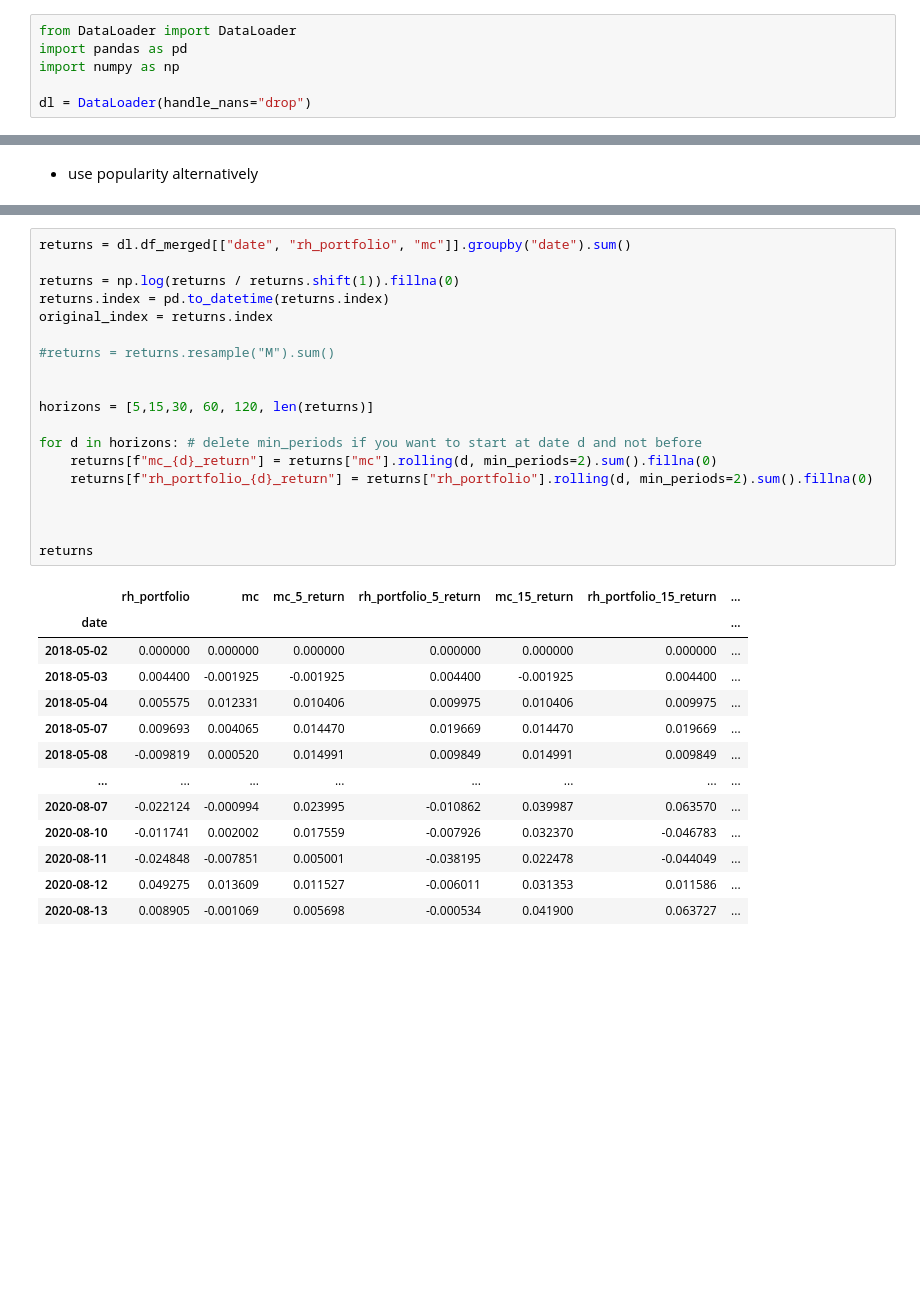
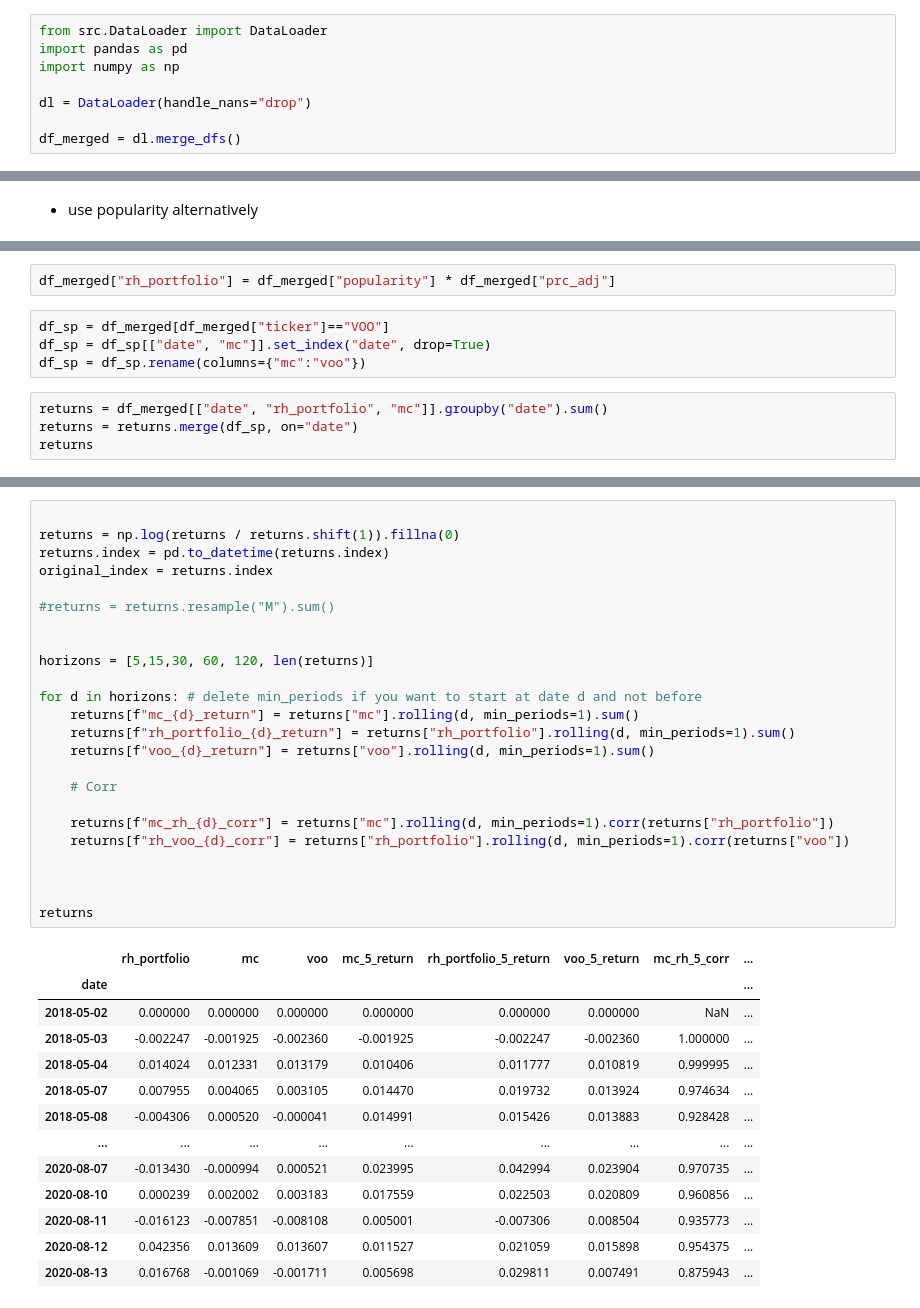
Before and after one commit to FedericoCortesi/Robinhood_data, a Jupyter notebook: test.ipynb, the cells around one changed output, grey strips where cells are left out. Saved outputs shown, nothing was run; the diff lists cells and outputs as text; blank space fills up the shorter version.

```diff
--- a/test.ipynb
+++ b/test.ipynb
@@ -659,11 +659,13 @@ plt.show()
 %load_ext autoreload
 %autoreload 2
 # %%
-from DataLoader import DataLoader
+from src.DataLoader import DataLoader
 import pandas as pd
 import numpy as np
 
 dl = DataLoader(handle_nans="drop")
+
+df_merged = dl.merge_dfs()
 # %% [output]
 Loading Robinhood data
 Loading CRSP data
@@ -689,0 +675,10 @@ dl.df_merged
+# %%
+df_merged["rh_portfolio"] = df_merged["popularity"] * df_merged["prc_adj"]
+# %%
+df_sp = df_merged[df_merged["ticker"]=="VOO"]
+df_sp = df_sp[["date", "mc"]].set_index("date", drop=True)
+df_sp = df_sp.rename(columns={"mc":"voo"})
+# %%
+returns = df_merged[["date", "rh_portfolio", "mc"]].groupby("date").sum()
+returns = returns.merge(df_sp, on="date")
+returns
@@ -690,33 +700,38 @@ dl.df_merged
 # %%
-returns = dl.df_merged[["date", "rh_portfolio", "mc"]].groupby("date").sum()
 
 returns = np.log(returns / returns.shift(1)).fillna(0)
 returns.index = pd.to_datetime(returns.index)
 original_index = returns.index
 
 #returns = returns.resample("M").sum()
 
 
 horizons = [5,15,30, 60, 120, len(returns)]
 
 for d in horizons: # delete min_periods if you want to start at date d and not before
-    returns[f"mc_{d}_return"] = returns["mc"].rolling(d, min_periods=2).sum().fillna(0)
-    returns[f"rh_portfolio_{d}_return"] = returns["rh_portfolio"].rolling(d, min_periods=2).sum().fillna(0)
+    returns[f"mc_{d}_return"] = returns["mc"].rolling(d, min_periods=1).sum()
+    returns[f"rh_portfolio_{d}_return"] = returns["rh_portfolio"].rolling(d, min_periods=1).sum()
+    returns[f"voo_{d}_return"] = returns["voo"].rolling(d, min_periods=1).sum()
+
+    # Corr
+
+    returns[f"mc_rh_{d}_corr"] = returns["mc"].rolling(d, min_periods=1).corr(returns["rh_portfolio"])
+    returns[f"rh_voo_{d}_corr"] = returns["rh_portfolio"].rolling(d, min_periods=1).corr(returns["voo"])
 
 
 
 returns
 # %% [output]
-|  | rh_portfolio | mc | mc_5_return | rh_portfolio_5_return | mc_15_return | rh_portfolio_15_return | ... |
-| date |  |  |  |  |  |  | ... |
-| 2018-05-02 | 0.000000 | 0.000000 | 0.000000 | 0.000000 | 0.000000 | 0.000000 | ... |
-| 2018-05-03 | 0.004400 | -0.001925 | -0.001925 | 0.004400 | -0.001925 | 0.004400 | ... |
-| 2018-05-04 | 0.005575 | 0.012331 | 0.010406 | 0.009975 | 0.010406 | 0.009975 | ... |
-| 2018-05-07 | 0.009693 | 0.004065 | 0.014470 | 0.019669 | 0.014470 | 0.019669 | ... |
-| 2018-05-08 | -0.009819 | 0.000520 | 0.014991 | 0.009849 | 0.014991 | 0.009849 | ... |
-| ... | ... | ... | ... | ... | ... | ... | ... |
-| 2020-08-07 | -0.022124 | -0.000994 | 0.023995 | -0.010862 | 0.039987 | 0.063570 | ... |
-| 2020-08-10 | -0.011741 | 0.002002 | 0.017559 | -0.007926 | 0.032370 | -0.046783 | ... |
-| 2020-08-11 | -0.024848 | -0.007851 | 0.005001 | -0.038195 | 0.022478 | -0.044049 | ... |
-| 2020-08-12 | 0.049275 | 0.013609 | 0.011527 | -0.006011 | 0.031353 | 0.011586 | ... |
-| 2020-08-13 | 0.008905 | -0.001069 | 0.005698 | -0.000534 | 0.041900 | 0.063727 | ... |
+|  | rh_portfolio | mc | voo | mc_5_return | rh_portfolio_5_return | voo_5_return | mc_rh_5_corr | ... |
+| date |  |  |  |  |  |  |  | ... |
+| 2018-05-02 | 0.000000 | 0.000000 | 0.000000 | 0.000000 | 0.000000 | 0.000000 | NaN | ... |
+| 2018-05-03 | -0.002247 | -0.001925 | -0.002360 | -0.001925 | -0.002247 | -0.002360 | 1.000000 | ... |
+| 2018-05-04 | 0.014024 | 0.012331 | 0.013179 | 0.010406 | 0.011777 | 0.010819 | 0.999995 | ... |
+| 2018-05-07 | 0.007955 | 0.004065 | 0.003105 | 0.014470 | 0.019732 | 0.013924 | 0.974634 | ... |
+| 2018-05-08 | -0.004306 | 0.000520 | -0.000041 | 0.014991 | 0.015426 | 0.013883 | 0.928428 | ... |
+| ... | ... | ... | ... | ... | ... | ... | ... | ... |
+| 2020-08-07 | -0.013430 | -0.000994 | 0.000521 | 0.023995 | 0.042994 | 0.023904 | 0.970735 | ... |
+| 2020-08-10 | 0.000239 | 0.002002 | 0.003183 | 0.017559 | 0.022503 | 0.020809 | 0.960856 | ... |
+| 2020-08-11 | -0.016123 | -0.007851 | -0.008108 | 0.005001 | -0.007306 | 0.008504 | 0.935773 | ... |
+| 2020-08-12 | 0.042356 | 0.013609 | 0.013607 | 0.011527 | 0.021059 | 0.015898 | 0.954375 | ... |
+| 2020-08-13 | 0.016768 | -0.001069 | -0.001711 | 0.005698 | 0.029811 | 0.007491 | 0.875943 | ... |
```
Also changed, not shown: parts of 35 cells of this notebook, 11 other files.
